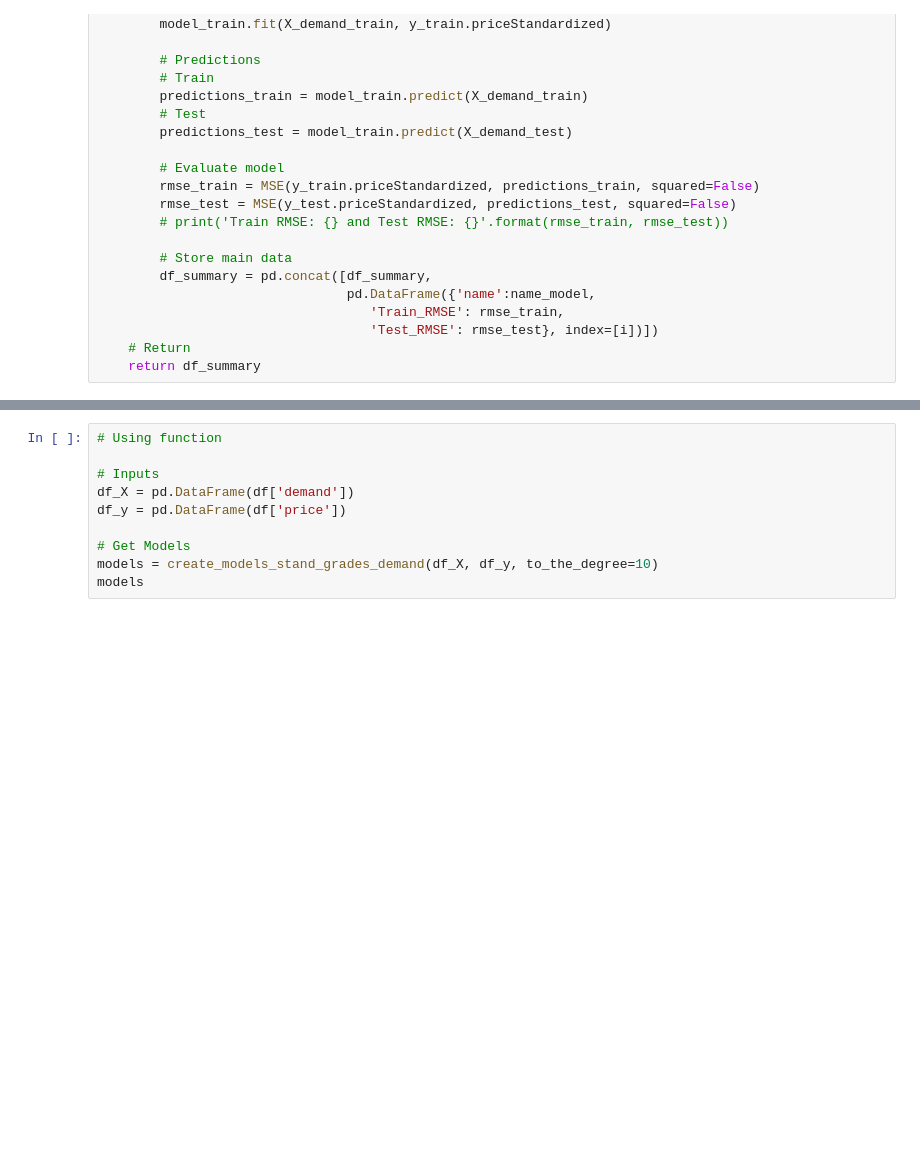
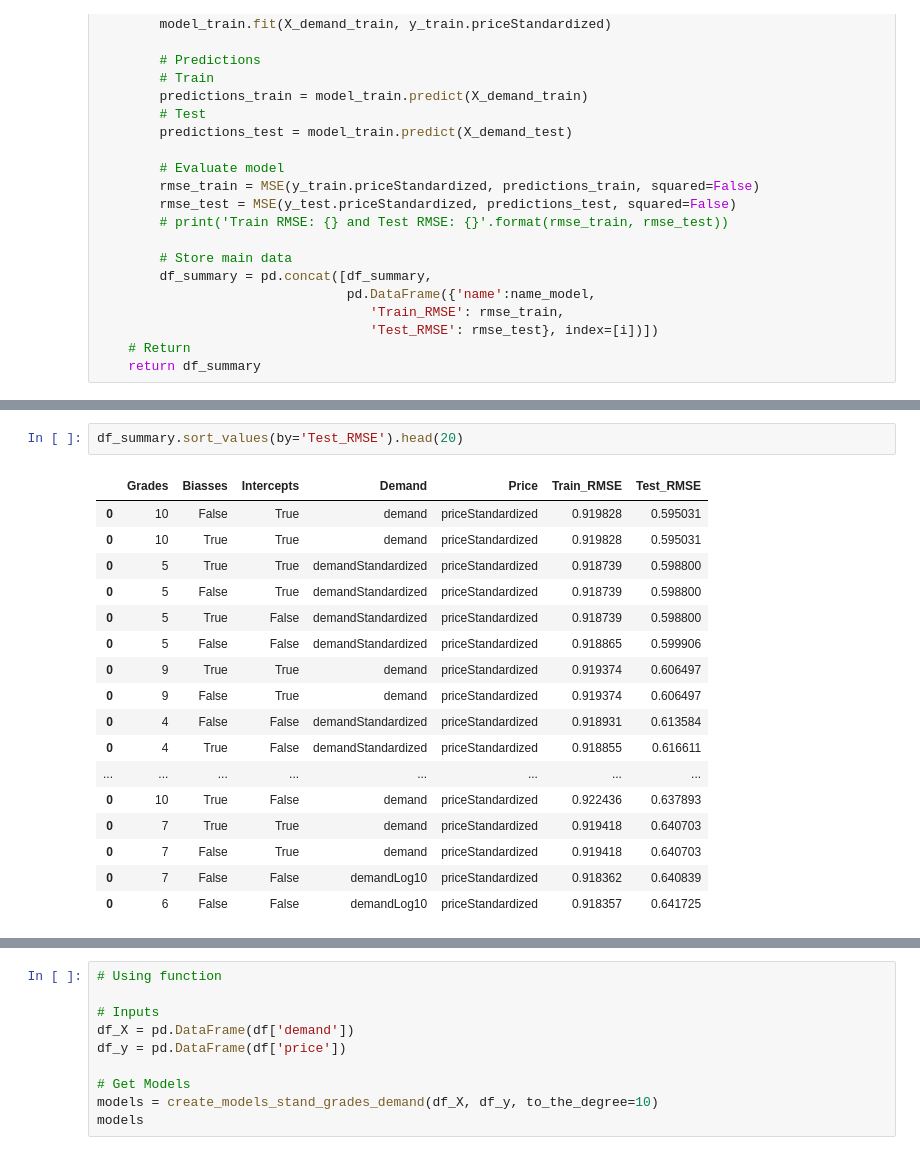
Before and after one commit to shlondon/ElectricityMarket-DataCamp, a Jupyter notebook: ElectricityMarket.ipynb, the cells around one changed output, grey strips where cells are left out. Saved outputs shown, nothing was run; the diff lists cells and outputs as text; blank space fills up the shorter version.

Commit message:
It is tested fit_intercept, bias and log10 like iterators in create_models_stand_grades_demand() function

```diff
--- a/ElectricityMarket.ipynb
+++ b/ElectricityMarket.ipynb
@@ -452,0 +429,20 @@ df_summary.sort_values(by='Test_RMSE', ascending=True)
+# %%
+df_summary.sort_values(by='Test_RMSE').head(20)
+# %% [output]
+|  | Grades | Biasses | Intercepts | Demand | Price | Train_RMSE | Test_RMSE |
+| 0 | 10 | False | True | demand | priceStandardized | 0.919828 | 0.595031 |
+| 0 | 10 | True | True | demand | priceStandardized | 0.919828 | 0.595031 |
+| 0 | 5 | True | True | demandStandardized | priceStandardized | 0.918739 | 0.598800 |
+| 0 | 5 | False | True | demandStandardized | priceStandardized | 0.918739 | 0.598800 |
+| 0 | 5 | True | False | demandStandardized | priceStandardized | 0.918739 | 0.598800 |
+| 0 | 5 | False | False | demandStandardized | priceStandardized | 0.918865 | 0.599906 |
+| 0 | 9 | True | True | demand | priceStandardized | 0.919374 | 0.606497 |
+| 0 | 9 | False | True | demand | priceStandardized | 0.919374 | 0.606497 |
+| 0 | 4 | False | False | demandStandardized | priceStandardized | 0.918931 | 0.613584 |
+| 0 | 4 | True | False | demandStandardized | priceStandardized | 0.918855 | 0.616611 |
+| ... | ... | ... | ... | ... | ... | ... | ... |
+| 0 | 10 | True | False | demand | priceStandardized | 0.922436 | 0.637893 |
+| 0 | 7 | True | True | demand | priceStandardized | 0.919418 | 0.640703 |
+| 0 | 7 | False | True | demand | priceStandardized | 0.919418 | 0.640703 |
+| 0 | 7 | False | False | demandLog10 | priceStandardized | 0.918362 | 0.640839 |
+| 0 | 6 | False | False | demandLog10 | priceStandardized | 0.918357 | 0.641725 |
```
Also changed, not shown: parts of 4 cells of this notebook, 1 other file.
